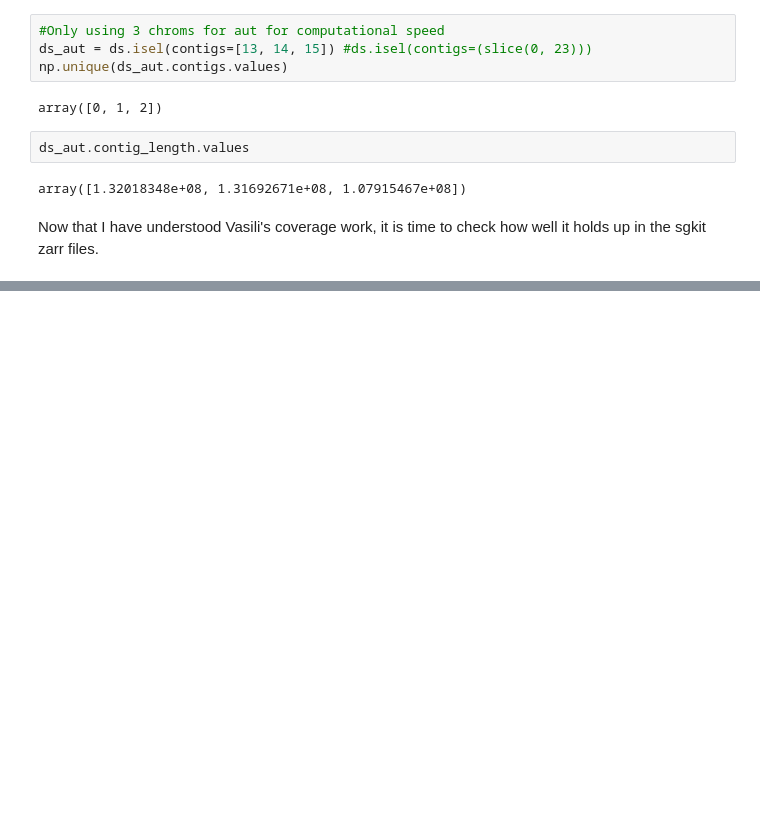
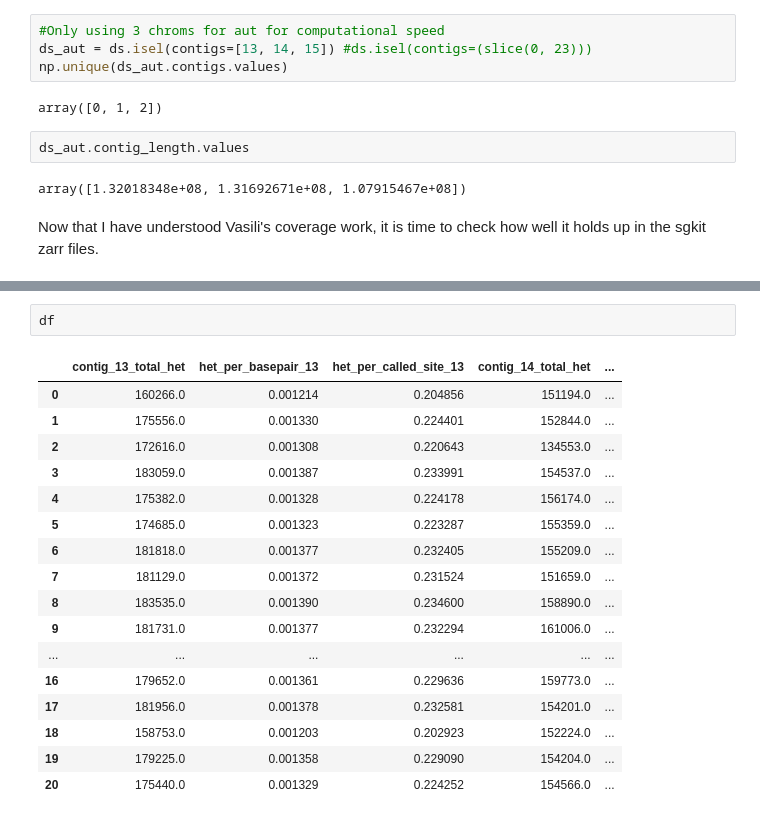
Before and after one commit to erikfogh/selection_primates, a Jupyter notebook: notebooks/pilot03_diversity_checks_gorilla.ipynb, the cells around one changed output, grey strips where cells are left out. Saved outputs shown, nothing was run; the diff lists cells and outputs as text; blank space fills up the shorter version.

```diff
--- a/notebooks/pilot03_diversity_checks_gorilla.ipynb
+++ b/notebooks/pilot03_diversity_checks_gorilla.ipynb
@@ -324,0 +319,20 @@ Window, calculate diversity with unique (single) sample_cohorts, subset for cont
+# %%
+df
+# %% [output]
+|  | contig_13_total_het | het_per_basepair_13 | het_per_called_site_13 | contig_14_total_het | ... |
+| 0 | 160266.0 | 0.001214 | 0.204856 | 151194.0 | ... |
+| 1 | 175556.0 | 0.001330 | 0.224401 | 152844.0 | ... |
+| 2 | 172616.0 | 0.001308 | 0.220643 | 134553.0 | ... |
+| 3 | 183059.0 | 0.001387 | 0.233991 | 154537.0 | ... |
+| 4 | 175382.0 | 0.001328 | 0.224178 | 156174.0 | ... |
+| 5 | 174685.0 | 0.001323 | 0.223287 | 155359.0 | ... |
+| 6 | 181818.0 | 0.001377 | 0.232405 | 155209.0 | ... |
+| 7 | 181129.0 | 0.001372 | 0.231524 | 151659.0 | ... |
+| 8 | 183535.0 | 0.001390 | 0.234600 | 158890.0 | ... |
+| 9 | 181731.0 | 0.001377 | 0.232294 | 161006.0 | ... |
+| ... | ... | ... | ... | ... | ... |
+| 16 | 179652.0 | 0.001361 | 0.229636 | 159773.0 | ... |
+| 17 | 181956.0 | 0.001378 | 0.232581 | 154201.0 | ... |
+| 18 | 158753.0 | 0.001203 | 0.202923 | 152224.0 | ... |
+| 19 | 179225.0 | 0.001358 | 0.229090 | 154204.0 | ... |
+| 20 | 175440.0 | 0.001329 | 0.224252 | 154566.0 | ... |
```
Also changed, not shown: parts of 48 cells of this notebook, 1 other file.
